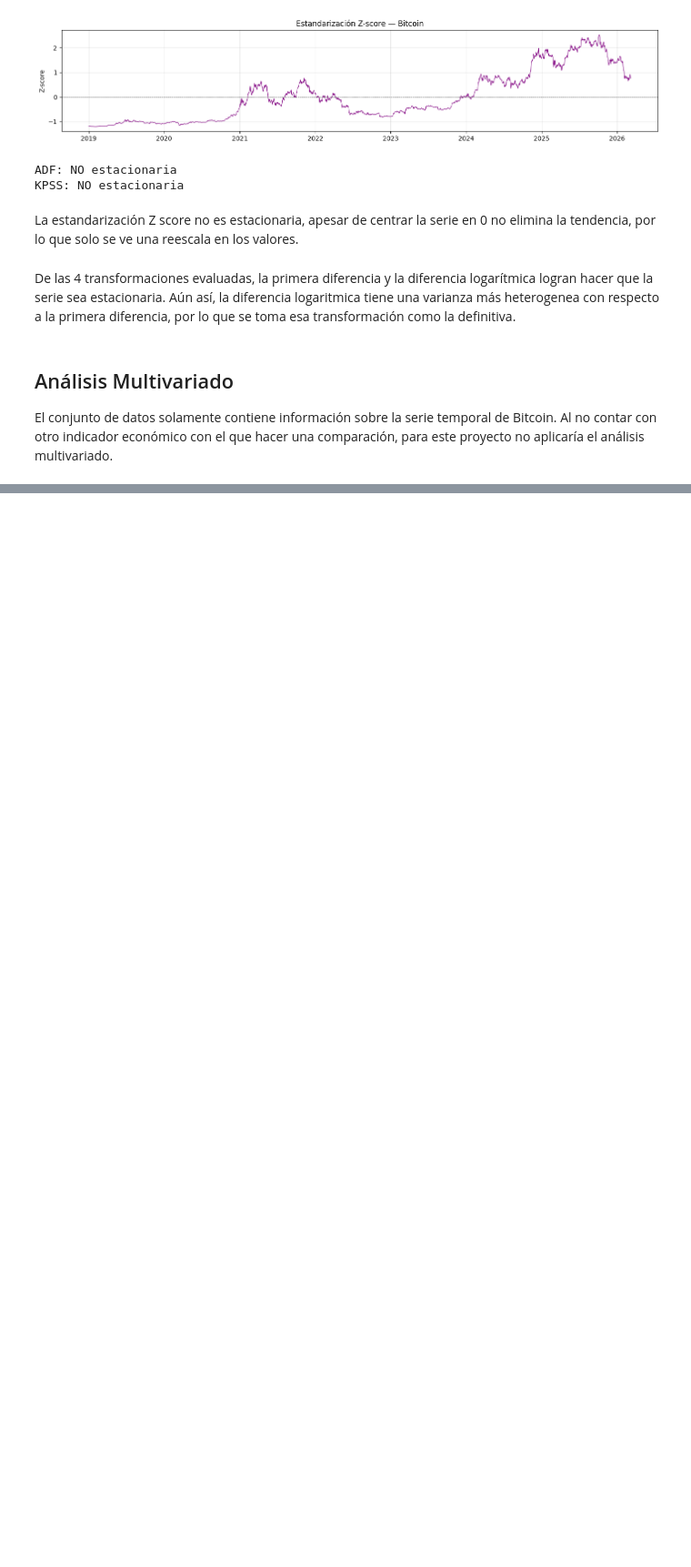
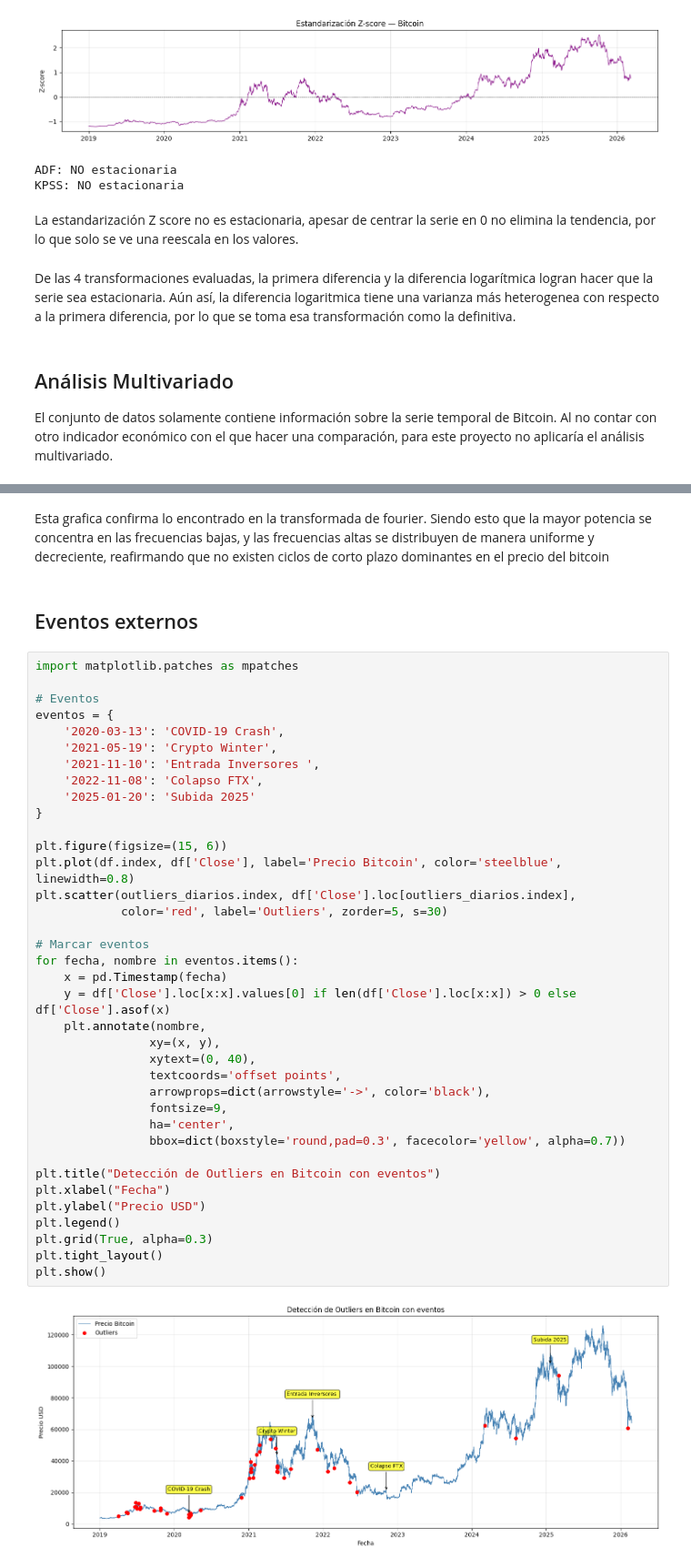
Before and after one commit to T1fff/Proyecto-Investigacion-Bitcoin, a Jupyter notebook: index.ipynb, the cells around one changed output, grey strips where cells are left out. Shown at 91% size. Cells and saved outputs as stored; diff of their text form; blank space fills up the shorter version.

```diff
--- a/index.ipynb
+++ b/index.ipynb
@@ -829,0 +899,43 @@ El conjunto de datos solamente contiene información sobre la serie temporal de
+# %% [markdown]
+Esta grafica confirma lo encontrado en la transformada de fourier. Siendo esto que la mayor potencia se concentra en las frecuencias bajas, y las frecuencias altas se distribuyen de manera uniforme y decreciente, reafirmando que no existen ciclos de corto plazo dominantes en el precio del bitcoin
+# %% [markdown]
+## Eventos externos
+# %%
+import matplotlib.patches as mpatches
+
+# Eventos
+eventos = {
+    '2020-03-13': 'COVID-19 Crash',
+    '2021-05-19': 'Crypto Winter',
+    '2021-11-10': 'Entrada Inversores ',
+    '2022-11-08': 'Colapso FTX',
+    '2025-01-20': 'Subida 2025'
+}
+
+plt.figure(figsize=(15, 6))
+plt.plot(df.index, df['Close'], label='Precio Bitcoin', color='steelblue', linewidth=0.8)
+plt.scatter(outliers_diarios.index, df['Close'].loc[outliers_diarios.index],
+            color='red', label='Outliers', zorder=5, s=30)
+
+# Marcar eventos
+for fecha, nombre in eventos.items():
+    x = pd.Timestamp(fecha)
+    y = df['Close'].loc[x:x].values[0] if len(df['Close'].loc[x:x]) > 0 else df['Close'].asof(x)
+    plt.annotate(nombre,
+                xy=(x, y),
+                xytext=(0, 40),
+                textcoords='offset points',
+                arrowprops=dict(arrowstyle='->', color='black'),
+                fontsize=9,
+                ha='center',
+                bbox=dict(boxstyle='round,pad=0.3', facecolor='yellow', alpha=0.7))
+
+plt.title("Detección de Outliers en Bitcoin con eventos")
+plt.xlabel("Fecha")
+plt.ylabel("Precio USD")
+plt.legend()
+plt.grid(True, alpha=0.3)
+plt.tight_layout()
+plt.show()
+# %% [output]
+[figure, added]
```
Also changed, not shown: parts of 16 cells of this notebook.
